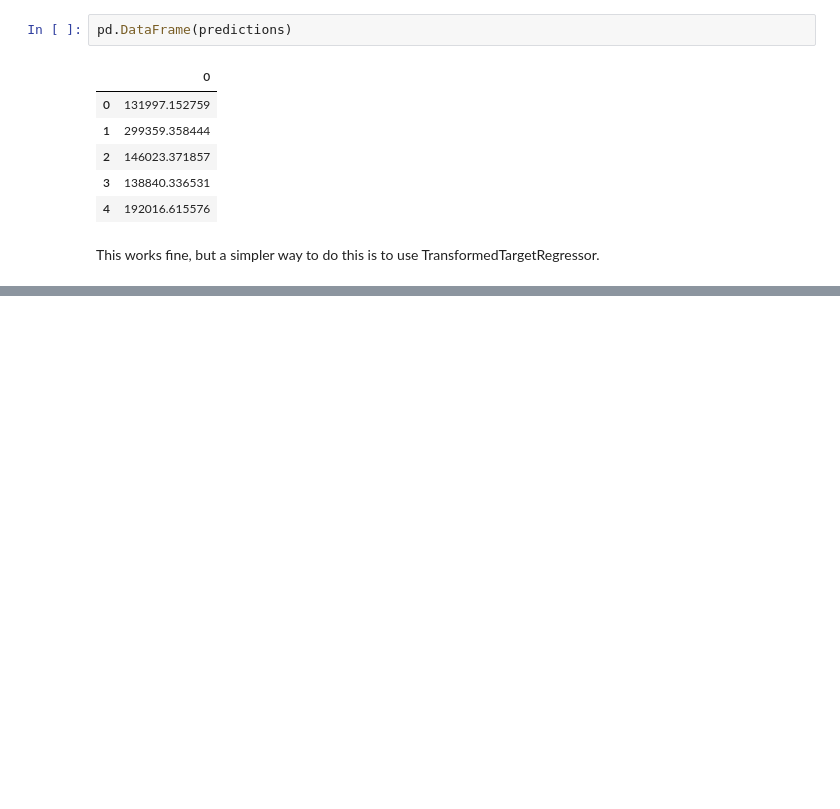
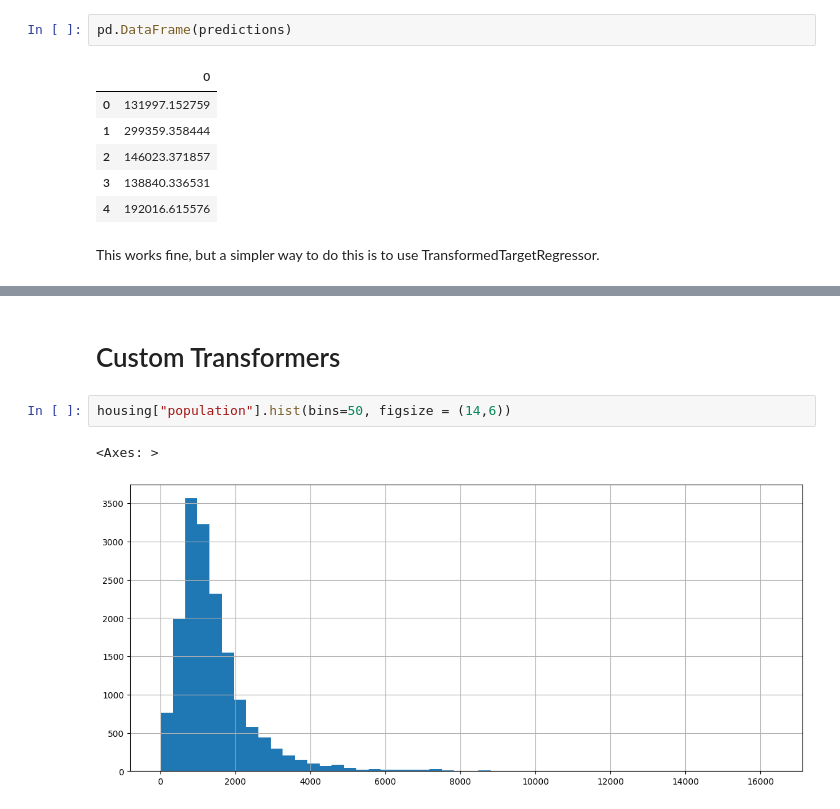
Before and after one commit to ganeshgaiy/ML---district-median-house-pricing-california, a Jupyter notebook: housing-prices-predict.ipynb, the cells around one changed output, grey strips where cells are left out. Cells and saved outputs as stored; diff of their text form; blank space fills up the shorter version.

Commit message:
implemented custom transformers

```diff
--- a/housing-prices-predict.ipynb
+++ b/housing-prices-predict.ipynb
@@ -543,0 +554,7 @@ This works fine, but a simpler way to do this is to use TransformedTargetRegress
+# %% [markdown]
+# Custom Transformers
+# %%
+housing["population"].hist(bins=50, figsize = (14,6))
+# %% [output]
+<Axes: >
+[figure, added]
```
Also changed, not shown: parts of 11 cells of this notebook.
